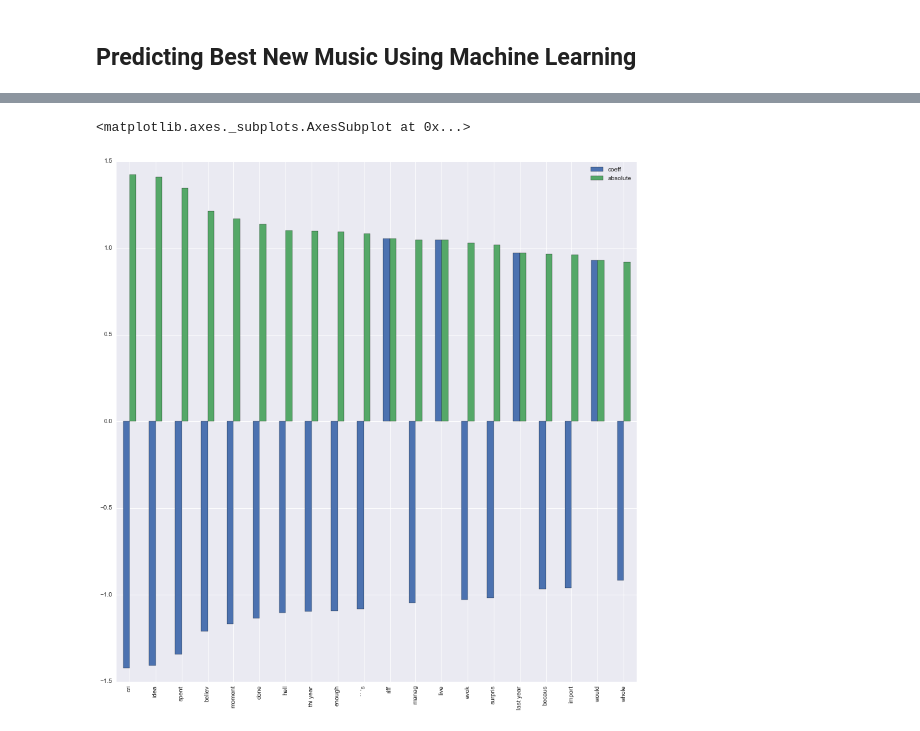
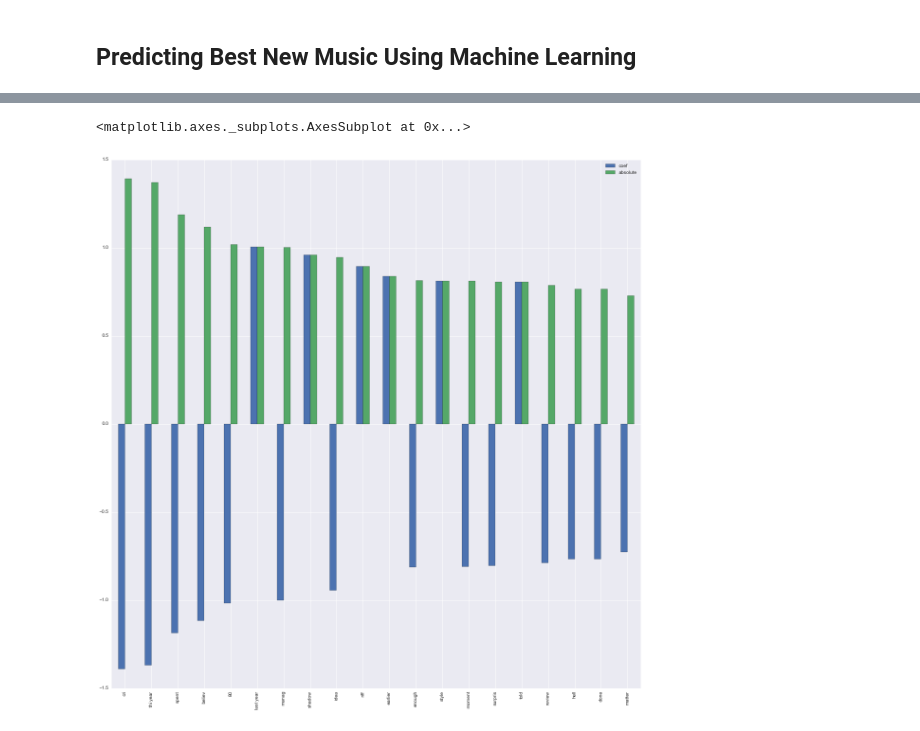
Before and after one commit to dheepanr/PitchforkAnalysis, a Jupyter notebook: Pitchfork Feature Extraction and Machine Learning (SVM + TFIDF + WordVectors).ipynb, the cells around one changed output, grey strips where cells are left out. Drawn from its saved outputs; the diff is of its cells as text; code cells hidden in the pictures.

Commit message:
Improved training models-TFIDF

```diff
--- a/Pitchfork Feature Extraction and Machine Learning (SVM + TFIDF + WordVectors).ipynb
+++ b/Pitchfork Feature Extraction and Machine Learning (SVM + TFIDF + WordVectors).ipynb
@@ -217,15 +227,15 @@ vecBowT = transformer.fit_transform(vecBow)
 # %%
 BoW = pd.DataFrame(vecBowT.todense(),columns=[vect.get_feature_names()])
-
-ytrain = xdata["BestNewMusic"].apply(lambda x: encode[x])
+#To join our bag of words data easily I will convert it to a pandas dataframe
+ytrain = xdata["BestNewMusic"].apply(lambda x: encode[x]) #apply dictionary map
 xtrain = pd.DataFrame(xdata.drop("BestNewMusic",axis=1).dropna(),columns=xdata.columns[1:])
 selectedColumns = ['ARI', 'CHARACTERS', 'COLEMAN_LIAU',
        'COMPLEXWORDS', 'FLESCH_KINCAID', 'FLESCH_READING', 'GUNNING_FOG',
        'SENTENCES', u'SMOG', u'SMOG_INDEX', 'SYLLABLES', 'WORDS',
-       'Sentiment_Score', 'Sentence_Count']
+       'Sentiment_Score', 'Sentence_Count','NumAlbums','AlbumChron']
 genreCols = ['Electronic', 'Experimental','Folk/Country', 'Global', 'Jazz', 'Metal', 'Pop/R&B', 'Rap','Rock']
 xtrainScaled = pd.DataFrame(StandardScaler().fit_transform(xtrain[selectedColumns]),columns=selectedColumns)
-
+# to ensure normalization I will scale all of our numerical features
 xtrainScaled["vectorAverage"] = pfdata["vectorAverage"]
 xtrainScaled = xtrainScaled.join(xtrain[genreCols])
 # %%
@@ -235,12 +246,15 @@ VecDfs = pd.concat([pd.DataFrame(narray).T for narray in npVecs]).reset_index().
 xtrainScaled = xtrainScaled.drop("vectorAverage",axis=1).reset_index().fillna(0).drop("index",axis=1)
 xtrainScaledVB = xtrainScaled.join(BoW).fillna(0)
 # %%
+confusionMatrixTrain = {}
 modelStats= {}
-classifiers = [LogisticRegression(penalty="l1"), LogisticRegression(penalty="l2"),LinearSVC(penalty="l1",dual=False),LinearSVC(penalty="l2")]
+classifiers = [LogisticRegression(penalty="l1"), LogisticRegression(penalty="l2"),LinearSVC(penalty="l1",dual=False),LinearSVC(penalty="l2"),RandomForestClassifier(n_estimators=100)]
 for c in classifiers:
 	c.fit(xtrainScaledVB,ytrain)
 	score = cross_val_score(c, xtrainScaledVB.values, ytrain, cv=3, scoring="f1",n_jobs=1)
+	cm = confusion_matrix(ytrain,c.predict(xtrainScaledVB.values))
 	modelStats[c] = score
+	confusionMatrixTrain[c] = cm
 # %%
 modelStats
 # %% [output]
@@ -279,11 +317,14 @@ xtestScaledVB = xtestScaled.join([BoW,VecDfs]).fillna(0)
 ytest = xtest["BestNewMusic"].apply(lambda x: encode[x])
 # %%
 F1Test = {}
+confusionMatrixTest = {}
 for c in classifiers:
 	c.fit(xtestScaledVB.values,ytest)
 	ypred = c.predict(xtestScaledVB.values)
+	cm = confusion_matrix(ytest,ypred)
 	f1= f1_score(ytest,ypred)
 	F1Test[c] = f1
+	confusionMatrixTest[c] = cm
 # %%
 F1Test
 # %% [output]
@@ -306,5 +368,5 @@ F1Test
 # %%
-svm = LinearSVC(penalty="l2")
+svm = LinearSVC(penalty="l1",dual=False)
 # %%
 svm.fit(xtestScaledVB.values,ytest)
 ypred = svm.predict(xtestScaledVB.values)
@@ -315,9 +377,9 @@ fscore
 # %%
-coeff = pd.DataFrame(svm.coef_, columns=xtestScaledVB.columns).T
-coeff.columns=["coeff"]
-coeff["absolute"] = coeff["coeff"].apply(lambda x : np.absolute(x))
+features = pd.DataFrame(svm.coef_,columns=xtestScaledVB.columns).T
+features.columns = ["coef"]
+features["absolute"] = np.absolute(features.coef)
 %matplotlib inline
-coeff.sort_values(by="absolute",ascending=False)[:20].plot.bar(figsize=(15,15))
+features.sort_values("absolute",ascending=False).head(20).plot.bar(figsize=(20,20))
 # %% [output]
 <matplotlib.axes._subplots.AxesSubplot at 0x...>
-[figure, old version]
+[figure, new version]
```
Also changed, not shown: parts of 36 cells of this notebook.
